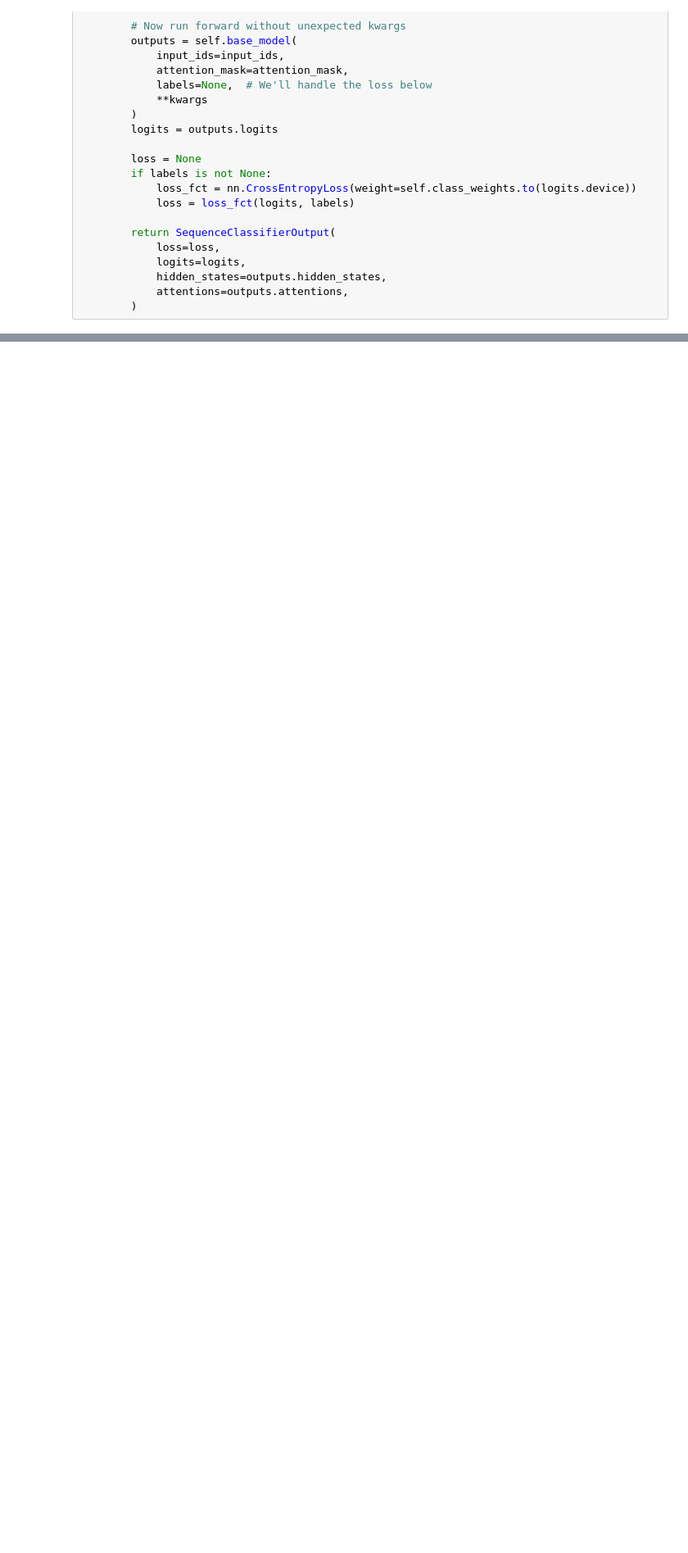
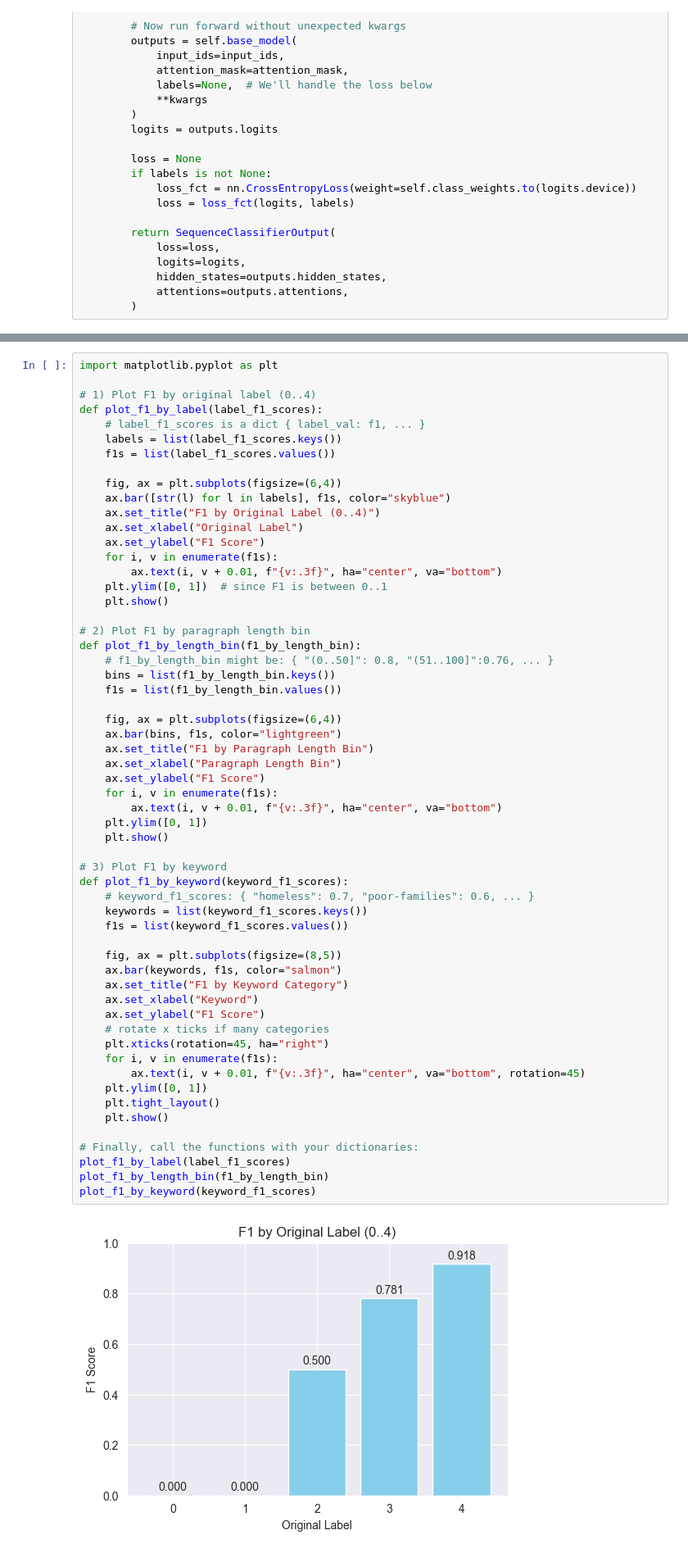
Before and after one commit to FengkaiLiu12138/NLP_CW, a Jupyter notebook: RoBERTa_for_PCL.ipynb, the cells around one changed output, grey strips where cells are left out. Shown at 82% size. Cells and saved outputs as stored; diff of their text form; blank space fills up the shorter version.

Commit message:
add data analysis and plot

```diff
--- a/RoBERTa_for_PCL.ipynb
+++ b/RoBERTa_for_PCL.ipynb
@@ -762,0 +757,60 @@ Class distribution in test set: (array([0, 1]), array([947, 100]))
+# %%
+import matplotlib.pyplot as plt
+
+# 1) Plot F1 by original label (0..4)
+def plot_f1_by_label(label_f1_scores):
+    # label_f1_scores is a dict { label_val: f1, ... }
+    labels = list(label_f1_scores.keys())
+    f1s = list(label_f1_scores.values())
+
+    fig, ax = plt.subplots(figsize=(6,4))
+    ax.bar([str(l) for l in labels], f1s, color="skyblue")
+    ax.set_title("F1 by Original Label (0..4)")
+    ax.set_xlabel("Original Label")
+    ax.set_ylabel("F1 Score")
+    for i, v in enumerate(f1s):
+        ax.text(i, v + 0.01, f"{v:.3f}", ha="center", va="bottom")
+    plt.ylim([0, 1])  # since F1 is between 0..1
+    plt.show()
+
+# 2) Plot F1 by paragraph length bin
+def plot_f1_by_length_bin(f1_by_length_bin):
+    # f1_by_length_bin might be: { "(0..50]": 0.8, "(51..100]":0.76, ... }
+    bins = list(f1_by_length_bin.keys())
+    f1s = list(f1_by_length_bin.values())
+
+    fig, ax = plt.subplots(figsize=(6,4))
+    ax.bar(bins, f1s, color="lightgreen")
+    ax.set_title("F1 by Paragraph Length Bin")
+    ax.set_xlabel("Paragraph Length Bin")
+    ax.set_ylabel("F1 Score")
+    for i, v in enumerate(f1s):
+        ax.text(i, v + 0.01, f"{v:.3f}", ha="center", va="bottom")
+    plt.ylim([0, 1])
+    plt.show()
+
+# 3) Plot F1 by keyword
+def plot_f1_by_keyword(keyword_f1_scores):
+    # keyword_f1_scores: { "homeless": 0.7, "poor-families": 0.6, ... }
+    keywords = list(keyword_f1_scores.keys())
+    f1s = list(keyword_f1_scores.values())
+
+    fig, ax = plt.subplots(figsize=(8,5))
+    ax.bar(keywords, f1s, color="salmon")
+    ax.set_title("F1 by Keyword Category")
+    ax.set_xlabel("Keyword")
+    ax.set_ylabel("F1 Score")
+    # rotate x ticks if many categories
+    plt.xticks(rotation=45, ha="right")
+    for i, v in enumerate(f1s):
+        ax.text(i, v + 0.01, f"{v:.3f}", ha="center", va="bottom", rotation=45)
+    plt.ylim([0, 1])
+    plt.tight_layout()
+    plt.show()
+
+# Finally, call the functions with your dictionaries:
+plot_f1_by_label(label_f1_scores)
+plot_f1_by_length_bin(f1_by_length_bin)
+plot_f1_by_keyword(keyword_f1_scores)
+# %% [output]
+[figure, added]
```
Also changed, not shown: parts of 17 cells of this notebook.
